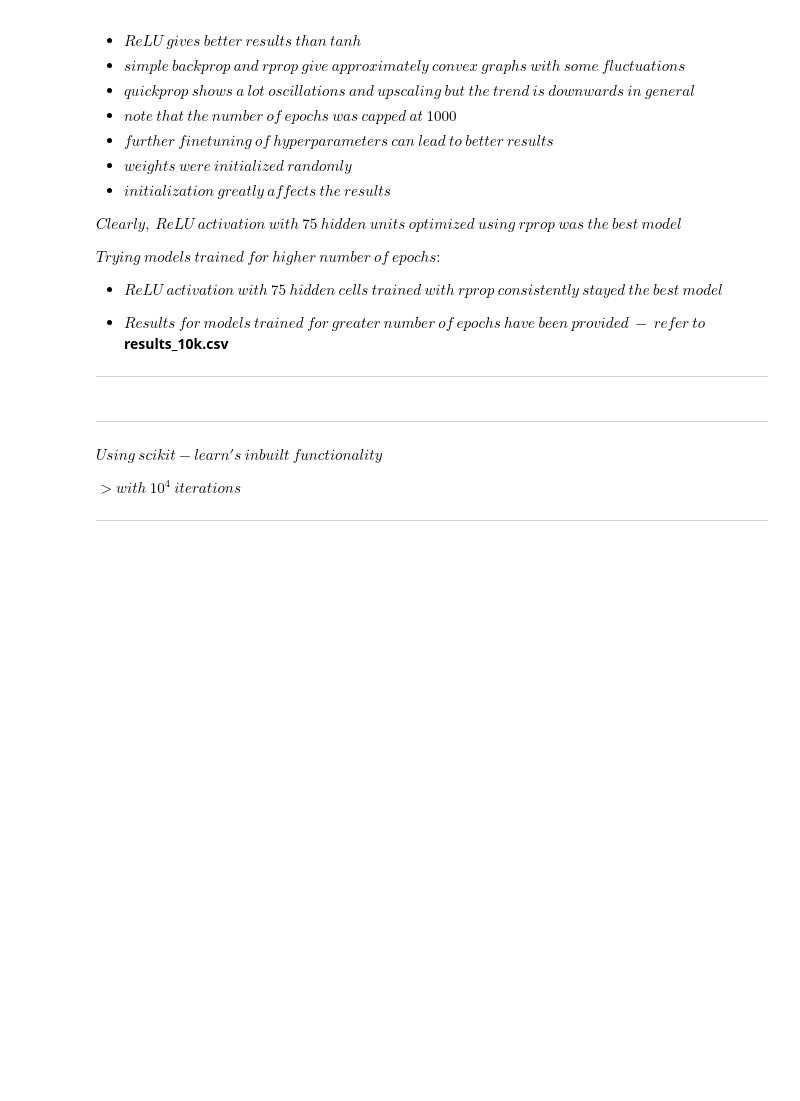
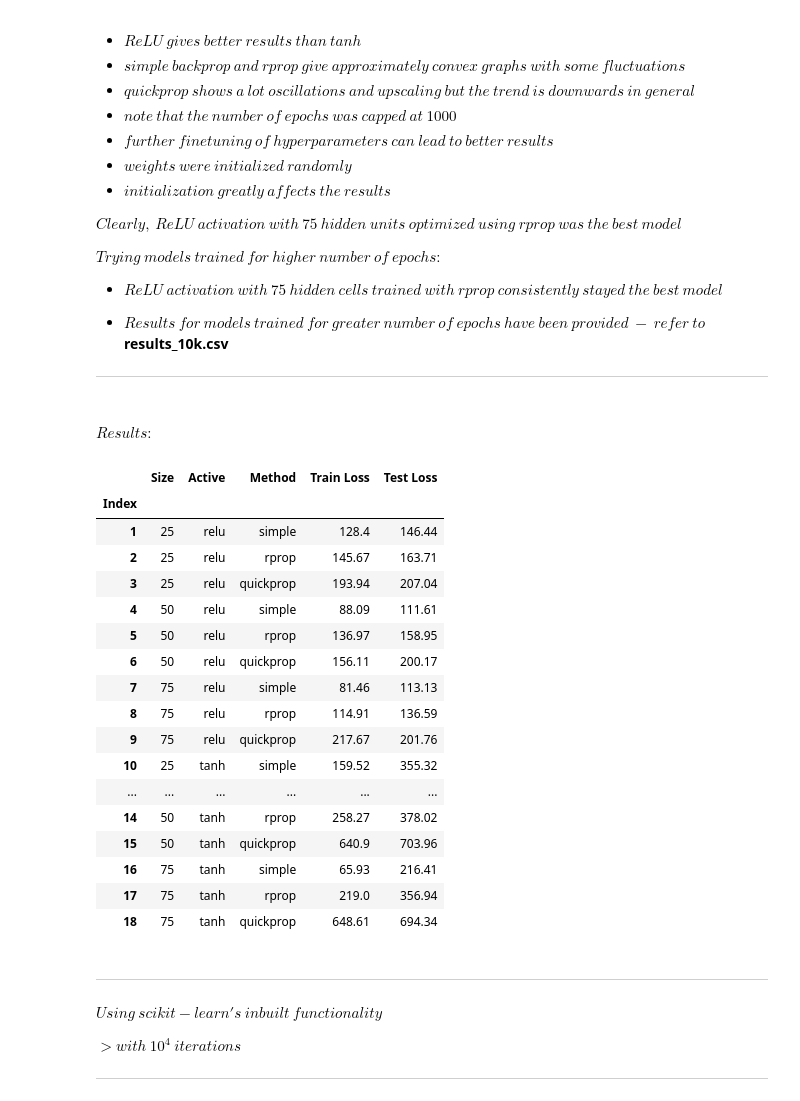
Before and after one commit to sayarghoshroy/Optimization_and_Learning, a Jupyter notebook: Concrete_Compressive_Strength_Regression.ipynb, the cells around one changed output. Drawn from its saved outputs; the diff is of its cells as text; code cells hidden in the pictures; blank space fills up the shorter version.

Commit message:
Modified Ordering, Improved Results

```diff
--- a/Concrete_Compressive_Strength_Regression.ipynb
+++ b/Concrete_Compressive_Strength_Regression.ipynb
@@ -330,17 +279,38 @@ $ Trying\ models\ trained\ for\ higher\ number\ of\ epochs:$
 for i in range(len(report)):
     for j in range(3, 5):
         report[i][j] = (round(report[i][j], 2))
+# %% [markdown]
+#### $Results:$
 # %%
 # Creating and Saving the Table
 values = np.asmatrix(report)
 heads = ['Size', 'Active', 'Method', 'Train Loss', 'Test Loss']
 df = pd.DataFrame(data = values[:, :], index=[(i + 1) for i in range(values.shape[0])], columns = heads)
 df.index.name = 'Index'
 # Uncomment the following line to view the table
-# display(df)
+display(df)
 
 # Uncomment the following line to save the table
-# df.to_csv('results.csv')
+df.to_csv('results.csv')
+# %% [output]
+|  | Size | Active | Method | Train Loss | Test Loss |
+| Index |  |  |  |  |  |
+| 1 | 25 | relu | simple | 128.4 | 146.44 |
+| 2 | 25 | relu | rprop | 145.67 | 163.71 |
+| 3 | 25 | relu | quickprop | 193.94 | 207.04 |
+| 4 | 50 | relu | simple | 88.09 | 111.61 |
+| 5 | 50 | relu | rprop | 136.97 | 158.95 |
+| 6 | 50 | relu | quickprop | 156.11 | 200.17 |
+| 7 | 75 | relu | simple | 81.46 | 113.13 |
+| 8 | 75 | relu | rprop | 114.91 | 136.59 |
+| 9 | 75 | relu | quickprop | 217.67 | 201.76 |
+| 10 | 25 | tanh | simple | 159.52 | 355.32 |
+| ... | ... | ... | ... | ... | ... |
+| 14 | 50 | tanh | rprop | 258.27 | 378.02 |
+| 15 | 50 | tanh | quickprop | 640.9 | 703.96 |
+| 16 | 75 | tanh | simple | 65.93 | 216.41 |
+| 17 | 75 | tanh | rprop | 219.0 | 356.94 |
+| 18 | 75 | tanh | quickprop | 648.61 | 694.34 |
 # %% [markdown]
 ---
 $ Using\ scikit-learn's\ inbuilt\ functionality $
```
Also changed, not shown: parts of 7 cells of this notebook.
